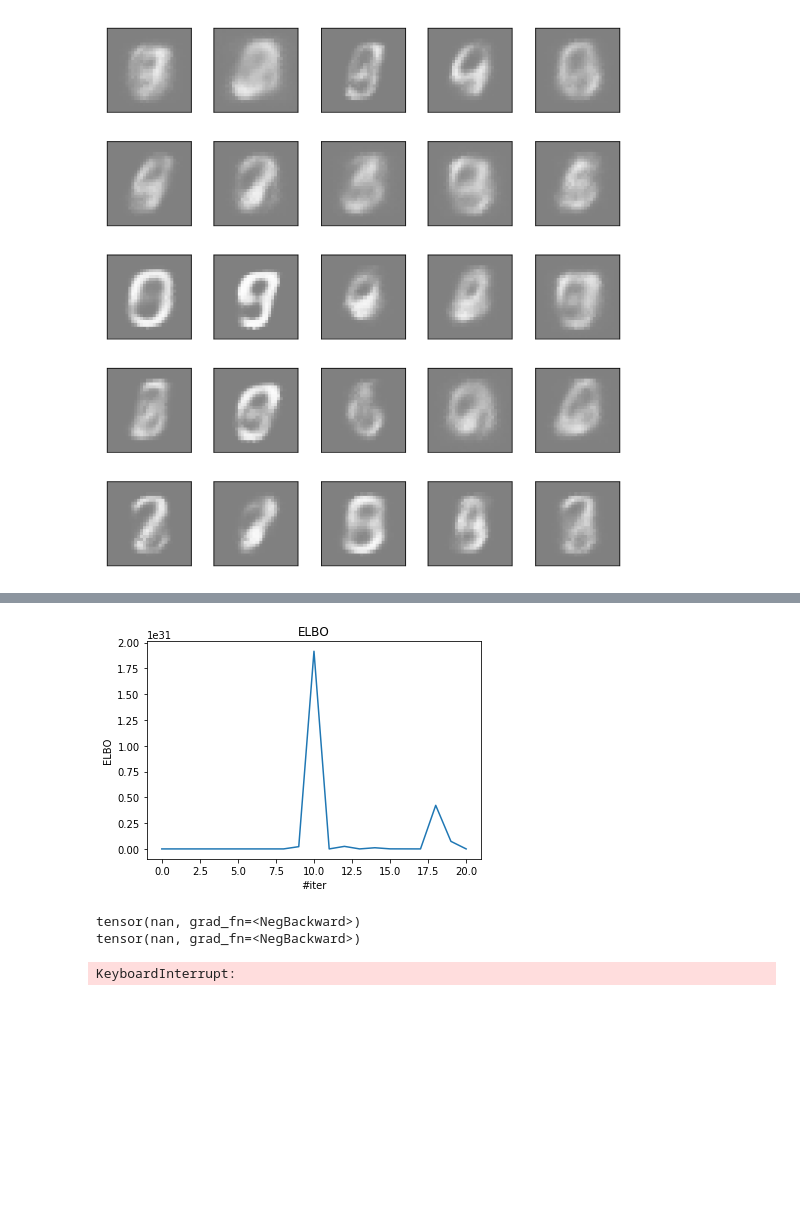
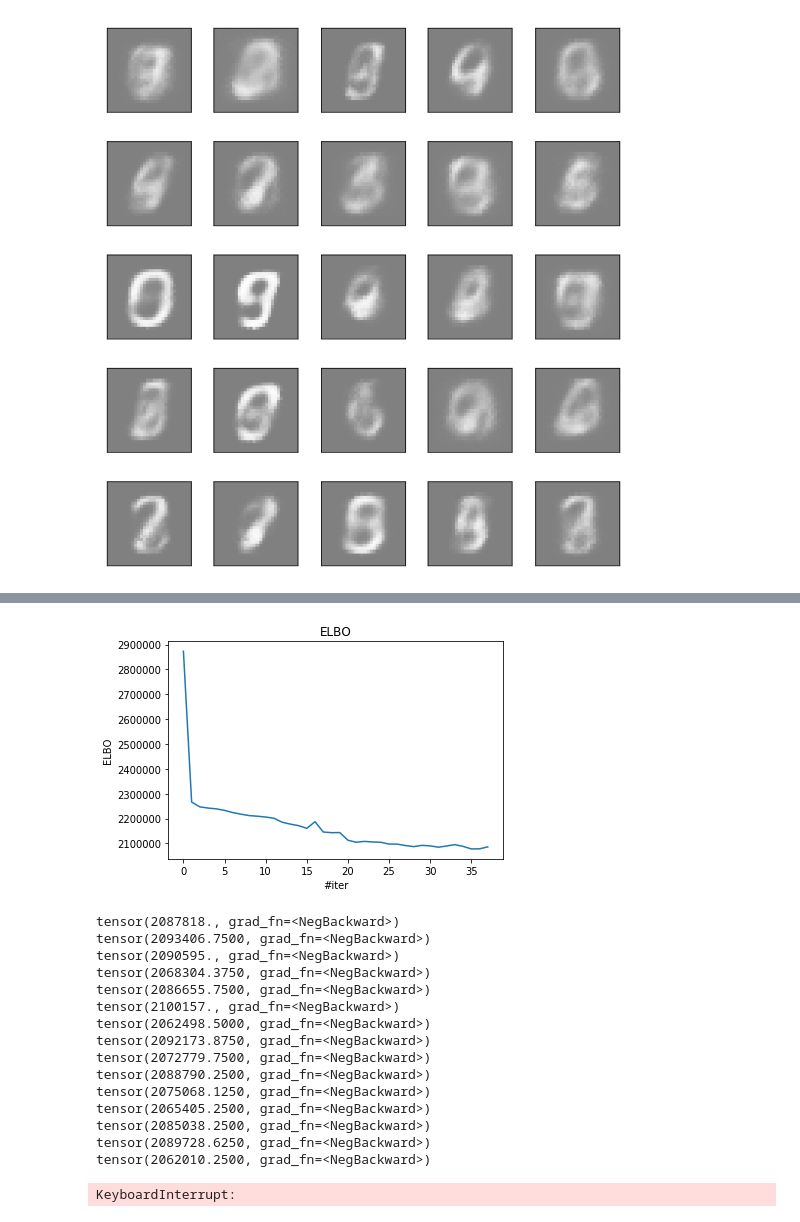
Before and after one commit to egornuzhin/bml_deep_prior, a Jupyter notebook: NeuralStatistician.ipynb, the cells around one changed output, grey strips where cells are left out. Saved outputs shown, nothing was run; the diff lists cells and outputs as text; code cells hidden in the pictures; blank space fills up the shorter version.

```diff
--- a/NeuralStatistician.ipynb
+++ b/NeuralStatistician.ipynb
@@ -186,8 +186,8 @@ def get_dist(mean,var):
     n = dist.Normal(mean,var**(1/2))
     e = ShiftedExponential((1/var)**(1/2),mean-var**(1/2))
     dists = [l,u,n,e]
-    i = torch.randint(4,torch.Size([1]))
-    return dists[int(i)]
+    d_type = int(torch.randint(4,torch.Size([1])))
+    return dists[d_type],d_type
 
 def create_samples(num_samples,mean,var,cls = 0):
     l = dist.Laplace(mean,(var/2)**(1/2))
@@ -198,24 +198,32 @@ def create_samples(num_samples,mean,var,cls = 0):
     return dists[cls].sample(torch.Size([num_samples]))
 
 def create_random_samples(num_dsets,num_samples):
-    mean_dist = dist.Uniform(-1 ,1)
-    var_dist = dist.Uniform(0.5 ,2)
+    mean_dist = dist.Uniform(-0.1 ,0.1)
+    var_dist = dist.Uniform(0.5 ,0.6)
     means = mean_dist.sample(torch.Size([num_dsets]))
     vars = var_dist.sample(torch.Size([num_dsets]))
     dsets = []
+    dtypes = []
     for mean,var in zip(means,vars):
-        current_dist = get_dist(mean,var)
+        current_dist, d_type = get_dist(mean,var)
         dset = current_dist.sample(torch.Size([num_samples]))
         dsets += dset,
-    return torch.stack(dsets)
+        dtypes += d_type,
+    return torch.stack(dsets), torch.tensor(dtypes)
 
-num_dsets = 20000
+num_dsets = 10000
 num_samples = 200
 train_size = num_dsets*num_samples
-X = create_random_samples(num_dsets,num_samples).unsqueeze(-1)
-bs = 1000
+X,y = create_random_samples(num_dsets,num_samples)
+X = X.unsqueeze(-1)
+bs = 500
 
 train_loader = torch.utils.data.DataLoader(\
             torch.utils.data.TensorDataset(\
-            *(torch.Tensor(X),torch.zeros(len(X)))),\
+            *(torch.Tensor(X),y)),\
             batch_size=bs,shuffle=False)
+# %%
+%matplotlib inline
+x = X.data.numpy()[1].T[0]
+plt.hist(x,50)
+plt.show()
@@ -332,57 +372,73 @@ gen(torch.rand(1000,200,1),train_size),gen(X[:1000],train_size),X[:1000].size()
 
 import torch.utils.data
 
-# model = Statition(1,32,3)
-opt = torch.optim.Adam(model.parameters(),lr = 0.0000001)
+model = Statition(ObservationDecoder,LatentDecoder,InferenceNetwork,StatisticNetwork\
+               ,dimX = 1,dimZ = 32,dimC = 3,skip_order = 1)
+opt = torch.optim.Adam(model.parameters(),lr = 0.01)
 
 history = []
 # %%
 from IPython.display import clear_output
 import matplotlib.pyplot as plt
+%matplotlib inline
+
+
 
 def train_network(model,train_loader,num_epoch = 10000):
     for epoch in range(num_epoch):
         i=0
         epoch_histiory = []
 
-        for X_batch, y_batch in train_loader:
+        for X_batch, _ in train_loader:
             model.train()
             # compute loss
-            loss = -model(X_batch,train_size)
+            loss = -model(X_batch,num_dsets)
             print(loss)
 
             # train with backprop
 
             loss.backward()
             opt.step()
             opt.zero_grad()
 
 
             epoch_histiory.append(float(loss))
         history.append(np.mean(epoch_histiory))
         i+=1
         if i%1==0:
             clear_output(True)
             plt.title("ELBO")
             plt.plot(np.array(history))
             plt.ylabel('ELBO')
             plt.xlabel('#iter')
             plt.show()
             i+=1
-        torch.save(model,'model')
 
     history.append(float(loss))
 
     clear_output(True)
     plt.title("ELBO")
     plt.plot(np.array(history))
     plt.ylabel('ELBO')
     plt.xlabel('#epoch')
     plt.show()
 
 train_network(model,train_loader)
 # %% [output]
-[figure, old version]
+[figure, new version]
-tensor(nan, grad_fn=<NegBackward>)
-tensor(nan, grad_fn=<NegBackward>)
+tensor(2087818., grad_fn=<NegBackward>)
+tensor(2093406.7500, grad_fn=<NegBackward>)
+tensor(2090595., grad_fn=<NegBackward>)
+tensor(2068304.3750, grad_fn=<NegBackward>)
+tensor(2086655.7500, grad_fn=<NegBackward>)
+tensor(2100157., grad_fn=<NegBackward>)
+tensor(2062498.5000, grad_fn=<NegBackward>)
+tensor(2092173.8750, grad_fn=<NegBackward>)
+tensor(2072779.7500, grad_fn=<NegBackward>)
+tensor(2088790.2500, grad_fn=<NegBackward>)
+tensor(2075068.1250, grad_fn=<NegBackward>)
+tensor(2065405.2500, grad_fn=<NegBackward>)
+tensor(2085038.2500, grad_fn=<NegBackward>)
+tensor(2089728.6250, grad_fn=<NegBackward>)
+tensor(2062010.2500, grad_fn=<NegBackward>)
 KeyboardInterrupt:
```
Also changed, not shown: parts of 16 cells of this notebook.
